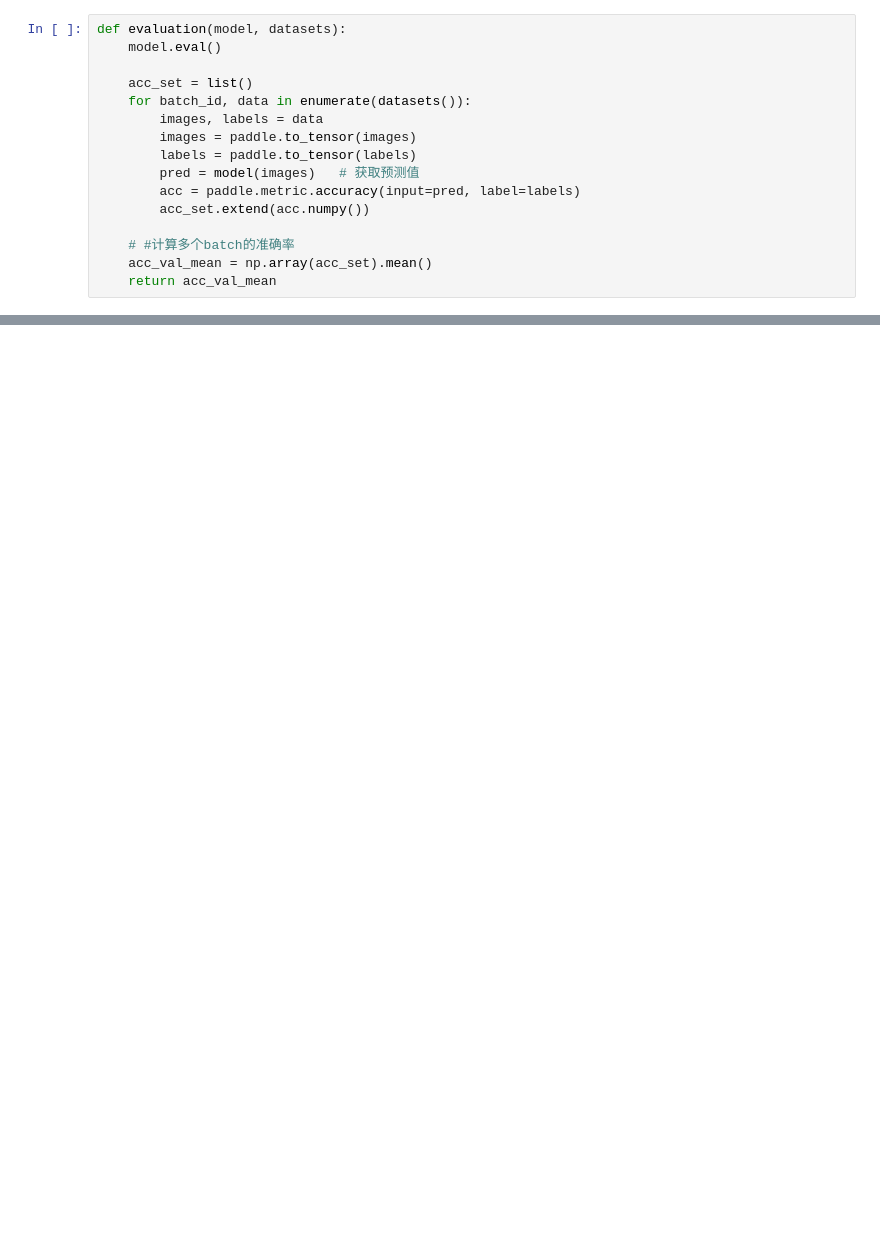
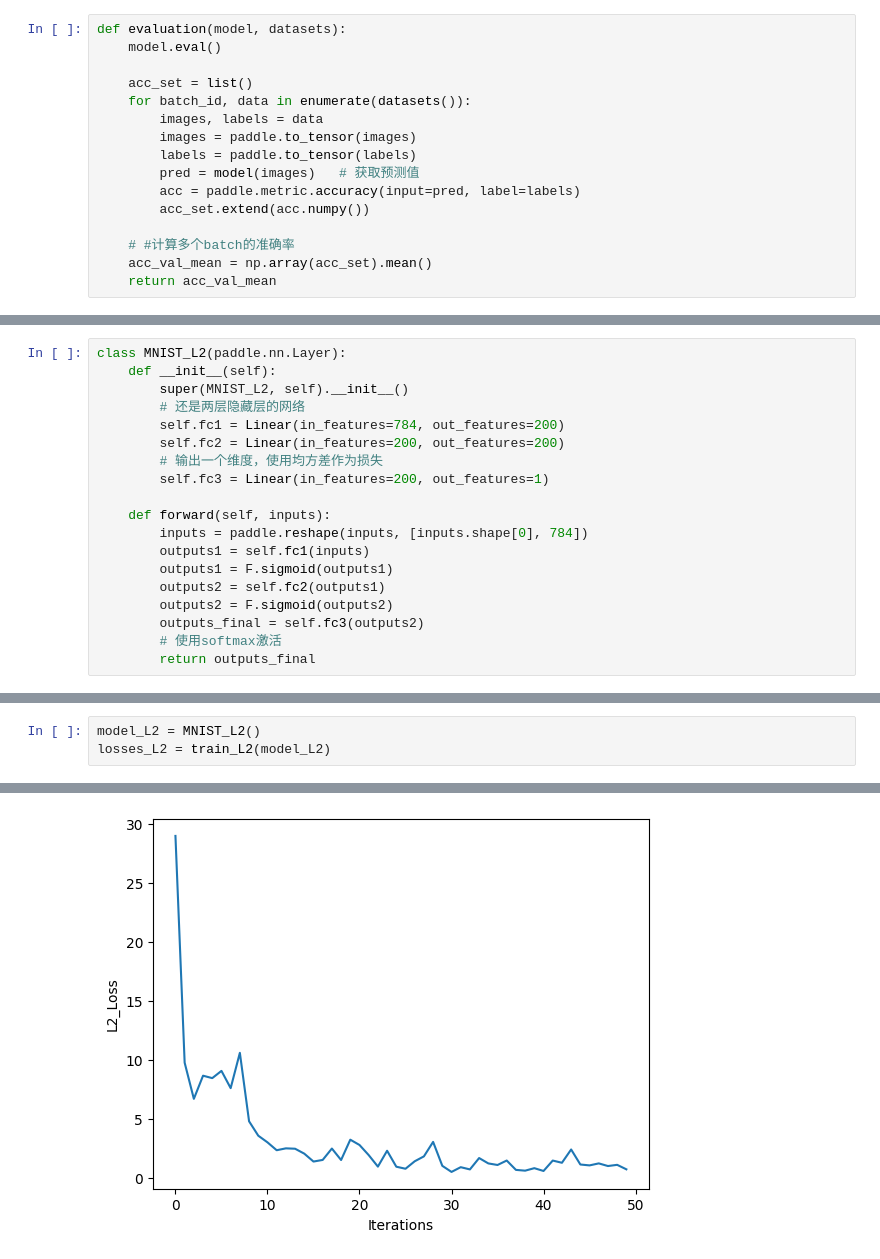
Before and after one commit to 550-ml/BaiduAI3, a Jupyter notebook: 2手写数字识别/手写数字识别2/paddle附加题.ipynb, the cells around one changed output, grey strips where cells are left out. Drawn from its saved outputs; the diff is of its cells as text; blank space fills up the shorter version.

```diff
--- a/2手写数字识别/手写数字识别2/paddle附加题.ipynb
+++ b/2手写数字识别/手写数字识别2/paddle附加题.ipynb
@@ -159,0 +160,19 @@ print(acc_of_Cross)
+# %%
+class MNIST_L2(paddle.nn.Layer):
+    def __init__(self):
+        super(MNIST_L2, self).__init__()
+        # 还是两层隐藏层的网络
+        self.fc1 = Linear(in_features=784, out_features=200)
+        self.fc2 = Linear(in_features=200, out_features=200)
+        # 输出一个维度，使用均方差作为损失
+        self.fc3 = Linear(in_features=200, out_features=1)
+
+    def forward(self, inputs):
+        inputs = paddle.reshape(inputs, [inputs.shape[0], 784])
+        outputs1 = self.fc1(inputs)
+        outputs1 = F.sigmoid(outputs1)
+        outputs2 = self.fc2(outputs1)
+        outputs2 = F.sigmoid(outputs2)
+        outputs_final = self.fc3(outputs2)
+        # 使用softmax激活
+        return outputs_final
@@ -159,0 +249,4 @@ print(acc_of_Cross)
+# %%
+model_L2 = MNIST_L2()
+losses_L2 = train_L2(model_L2)
+# %% [output]
@@ -159,0 +270 @@ print(acc_of_Cross)
+[figure, added]
```
Also changed, not shown: parts of 18 cells of this notebook, 3 other files.
